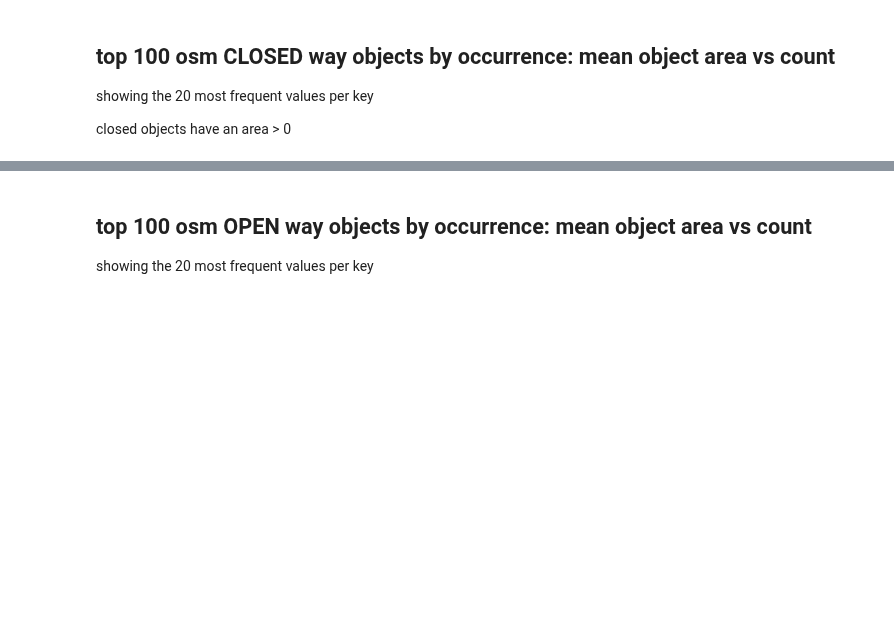
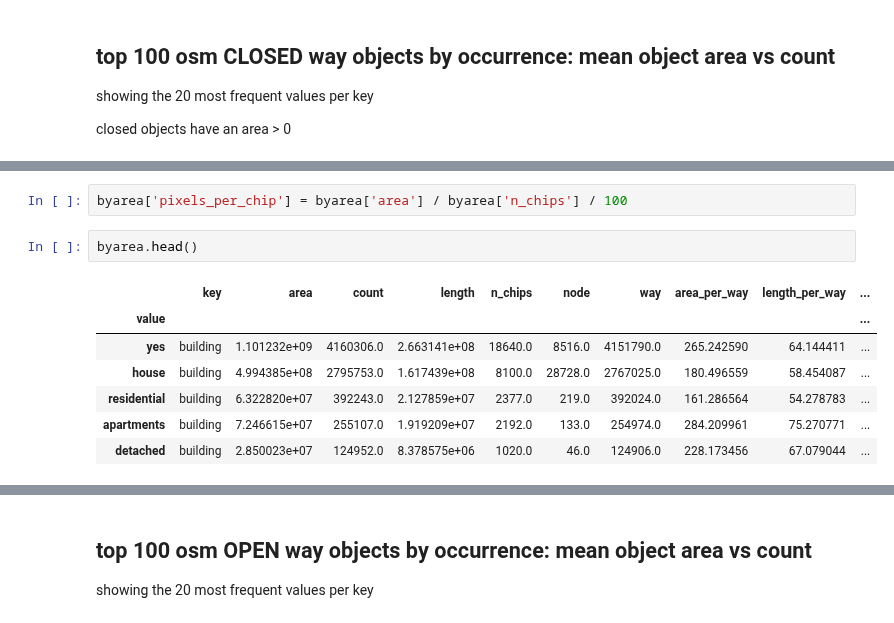
Before and after one commit to Clay-foundation/earth-text, a Jupyter notebook: notebooks/osm/08 - generate osm stats per chip.ipynb, the cells around one changed output, grey strips where cells are left out. Saved outputs shown, nothing was run; the diff lists cells and outputs as text; blank space fills up the shorter version.

```diff
--- a/notebooks/osm/08 - generate osm stats per chip.ipynb
+++ b/notebooks/osm/08 - generate osm stats per chip.ipynb
@@ -203,0 +213,12 @@ for ax,i in subplots(24, n_cols=4, usizex=5):
+# %%
+byarea['pixels_per_chip'] = byarea['area'] / byarea['n_chips'] / 100
+# %%
+byarea.head()
+# %% [output]
+|  | key | area | count | length | n_chips | node | way | area_per_way | length_per_way | ... |
+| value |  |  |  |  |  |  |  |  |  | ... |
+| yes | building | 1.101232e+09 | 4160306.0 | 2.663141e+08 | 18640.0 | 8516.0 | 4151790.0 | 265.242590 | 64.144411 | ... |
+| house | building | 4.994385e+08 | 2795753.0 | 1.617439e+08 | 8100.0 | 28728.0 | 2767025.0 | 180.496559 | 58.454087 | ... |
+| residential | building | 6.322820e+07 | 392243.0 | 2.127859e+07 | 2377.0 | 219.0 | 392024.0 | 161.286564 | 54.278783 | ... |
+| apartments | building | 7.246615e+07 | 255107.0 | 1.919209e+07 | 2192.0 | 133.0 | 254974.0 | 284.209961 | 75.270771 | ... |
+| detached | building | 2.850023e+07 | 124952.0 | 8.378575e+06 | 1020.0 | 46.0 | 124906.0 | 228.173456 | 67.079044 | ... |
```
Also changed, not shown: parts of 4 cells of this notebook, 5 other files.
